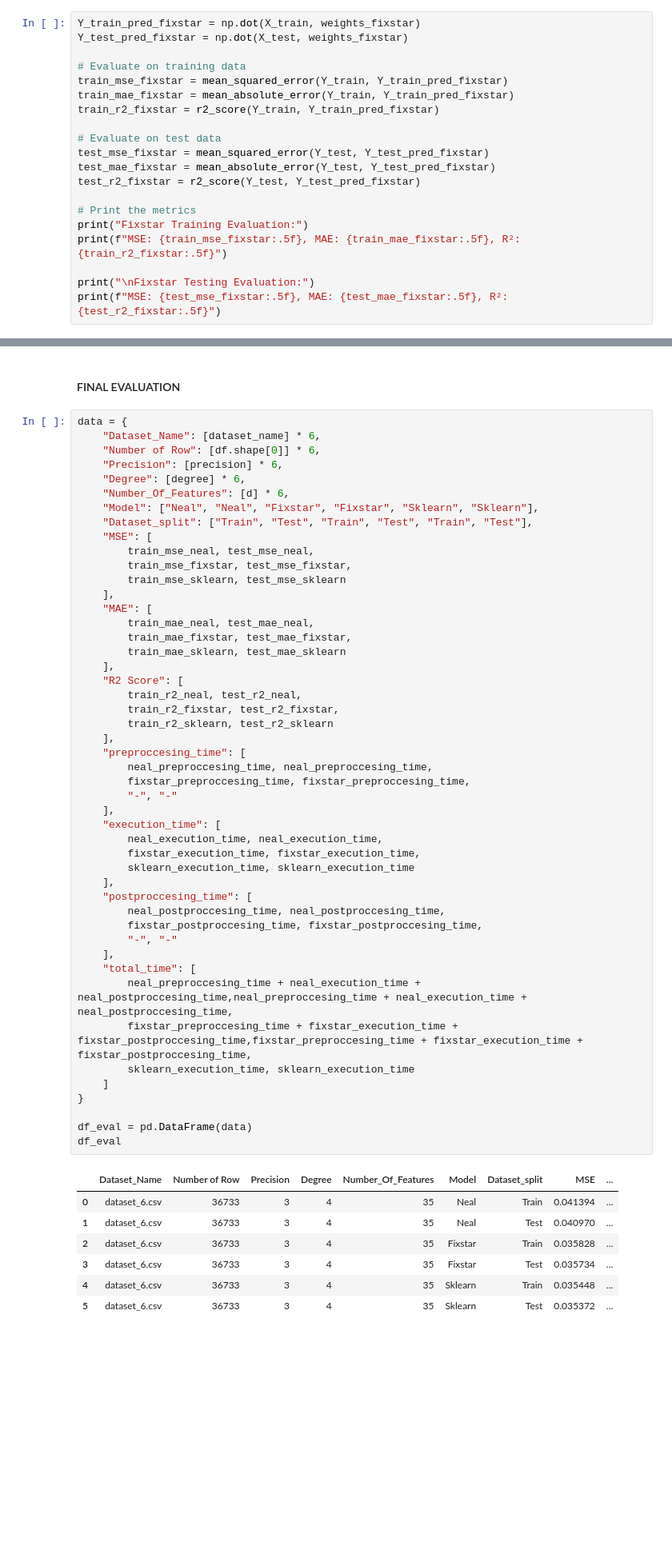
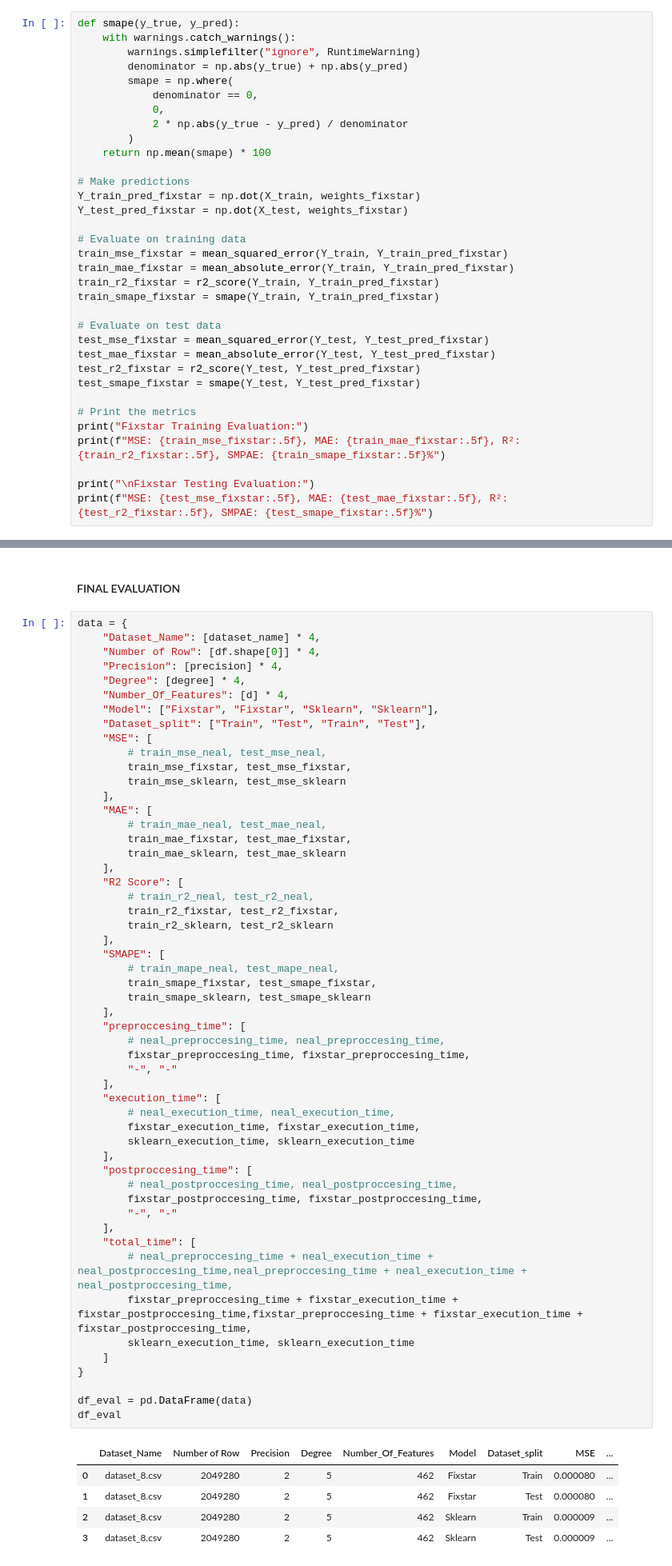
Before and after one commit to Shulhann/simulated-quantum-annealing-regression, a Jupyter notebook: main.ipynb, the cells around one changed output, grey strips where cells are left out. Shown at 80% size. Drawn from its saved outputs; the diff is of its cells as text; blank space fills up the shorter version.

```diff
--- a/main.ipynb
+++ b/main.ipynb
@@ -109,6 +110,18 @@ distributions_fixstar, weights_fixstar = solve_fixstar(sampleset_fixstar, dim, p
 end_time = time.time()
 fixstar_postproccesing_time = end_time - start_time
 # %%
+def smape(y_true, y_pred):
+    with warnings.catch_warnings():
+        warnings.simplefilter("ignore", RuntimeWarning)
+        denominator = np.abs(y_true) + np.abs(y_pred)
+        smape = np.where(
+            denominator == 0,
+            0,
+            2 * np.abs(y_true - y_pred) / denominator
+        )
+    return np.mean(smape) * 100
+
+# Make predictions
 Y_train_pred_fixstar = np.dot(X_train, weights_fixstar)
 Y_test_pred_fixstar = np.dot(X_test, weights_fixstar)
 
@@ -116,17 +129,19 @@ Y_test_pred_fixstar = np.dot(X_test, weights_fixstar)
 train_mse_fixstar = mean_squared_error(Y_train, Y_train_pred_fixstar)
 train_mae_fixstar = mean_absolute_error(Y_train, Y_train_pred_fixstar)
 train_r2_fixstar = r2_score(Y_train, Y_train_pred_fixstar)
+train_smape_fixstar = smape(Y_train, Y_train_pred_fixstar)
 
 # Evaluate on test data
 test_mse_fixstar = mean_squared_error(Y_test, Y_test_pred_fixstar)
 test_mae_fixstar = mean_absolute_error(Y_test, Y_test_pred_fixstar)
 test_r2_fixstar = r2_score(Y_test, Y_test_pred_fixstar)
+test_smape_fixstar = smape(Y_test, Y_test_pred_fixstar)
 
 # Print the metrics
 print("Fixstar Training Evaluation:")
-print(f"MSE: {train_mse_fixstar:.5f}, MAE: {train_mae_fixstar:.5f}, R²: {train_r2_fixstar:.5f}")
+print(f"MSE: {train_mse_fixstar:.5f}, MAE: {train_mae_fixstar:.5f}, R²: {train_r2_fixstar:.5f}, SMPAE: {train_smape_fixstar:.5f}%")
 
 print("\nFixstar Testing Evaluation:")
-print(f"MSE: {test_mse_fixstar:.5f}, MAE: {test_mae_fixstar:.5f}, R²: {test_r2_fixstar:.5f}")
+print(f"MSE: {test_mse_fixstar:.5f}, MAE: {test_mae_fixstar:.5f}, R²: {test_r2_fixstar:.5f}, SMPAE: {test_smape_fixstar:.5f}%")
 # %% [output]
 Fixstar Training Evaluation:
@@ -290,58 +318,61 @@ MSE: 0.03537, MAE: 0.14693, R²: 0.08315
 #### FINAL EVALUATION
 # %%
 data = {
-    "Dataset_Name": [dataset_name] * 6,
-    "Number of Row": [df.shape[0]] * 6,
-    "Precision": [precision] * 6,
-    "Degree": [degree] * 6,
-    "Number_Of_Features": [d] * 6,
-    "Model": ["Neal", "Neal", "Fixstar", "Fixstar", "Sklearn", "Sklearn"],
-    "Dataset_split": ["Train", "Test", "Train", "Test", "Train", "Test"],
+    "Dataset_Name": [dataset_name] * 4,
+    "Number of Row": [df.shape[0]] * 4,
+    "Precision": [precision] * 4,
+    "Degree": [degree] * 4,
+    "Number_Of_Features": [d] * 4,
+    "Model": ["Fixstar", "Fixstar", "Sklearn", "Sklearn"],
+    "Dataset_split": ["Train", "Test", "Train", "Test"],
     "MSE": [
-        train_mse_neal, test_mse_neal,
+        # train_mse_neal, test_mse_neal,
         train_mse_fixstar, test_mse_fixstar,
         train_mse_sklearn, test_mse_sklearn
     ],
     "MAE": [
-        train_mae_neal, test_mae_neal,
+        # train_mae_neal, test_mae_neal,
         train_mae_fixstar, test_mae_fixstar,
         train_mae_sklearn, test_mae_sklearn
     ],
     "R2 Score": [
-        train_r2_neal, test_r2_neal,
+        # train_r2_neal, test_r2_neal,
         train_r2_fixstar, test_r2_fixstar,
         train_r2_sklearn, test_r2_sklearn
     ],
+    "SMAPE": [
+        # train_mape_neal, test_mape_neal,
+        train_smape_fixstar, test_smape_fixstar,
+        train_smape_sklearn, test_smape_sklearn
+    ],
     "preproccesing_time": [
-        neal_preproccesing_time, neal_preproccesing_time,
+        # neal_preproccesing_time, neal_preproccesing_time,
         fixstar_preproccesing_time, fixstar_preproccesing_time,
         "-", "-"
     ],
     "execution_time": [
-        neal_execution_time, neal_execution_time,
+        # neal_execution_time, neal_execution_time,
         fixstar_execution_time, fixstar_execution_time,
         sklearn_execution_time, sklearn_execution_time
     ],
     "postproccesing_time": [
-        neal_postproccesing_time, neal_postproccesing_time,
+        # neal_postproccesing_time, neal_postproccesing_time,
         fixstar_postproccesing_time, fixstar_postproccesing_time,
         "-", "-"
     ],
     "total_time": [
-        neal_preproccesing_time + neal_execution_time + neal_postproccesing_time,neal_preproccesing_time + neal_execution_time + neal_postproccesing_time,
+        # neal_preproccesing_time + neal_execution_time + neal_postproccesing_time,neal_preproccesing_time + neal_execution_time + neal_postproccesing_time,
         fixstar_preproccesing_time + fixstar_execution_time + fixstar_postproccesing_time,fixstar_preproccesing_time + fixstar_execution_time + fixstar_postproccesing_time,
         sklearn_execution_time, sklearn_execution_time
     ]
 }
 
 df_eval = pd.DataFrame(data)
 df_eval
 # %% [output]
 |  | Dataset_Name | Number of Row | Precision | Degree | Number_Of_Features | Model | Dataset_split | MSE | ... |
-| 0 | dataset_6.csv | 36733 | 3 | 4 | 35 | Neal | Train | 0.041394 | ... |
-| 1 | dataset_6.csv | 36733 | 3 | 4 | 35 | Neal | Test | 0.040970 | ... |
-| 2 | dataset_6.csv | 36733 | 3 | 4 | 35 | Fixstar | Train | 0.035828 | ... |
-| 3 | dataset_6.csv | 36733 | 3 | 4 | 35 | Fixstar | Test | 0.035734 | ... |
-| 4 | dataset_6.csv | 36733 | 3 | 4 | 35 | Sklearn | Train | 0.035448 | ... |
-| 5 | dataset_6.csv | 36733 | 3 | 4 | 35 | Sklearn | Test | 0.035372 | ... |
+| 0 | dataset_8.csv | 2049280 | 2 | 5 | 462 | Fixstar | Train | 0.000080 | ... |
+| 1 | dataset_8.csv | 2049280 | 2 | 5 | 462 | Fixstar | Test | 0.000080 | ... |
+| 2 | dataset_8.csv | 2049280 | 2 | 5 | 462 | Sklearn | Train | 0.000009 | ... |
+| 3 | dataset_8.csv | 2049280 | 2 | 5 | 462 | Sklearn | Test | 0.000009 | ... |
 # %%
```
Also changed, not shown: parts of 9 cells of this notebook, 4 other files.
